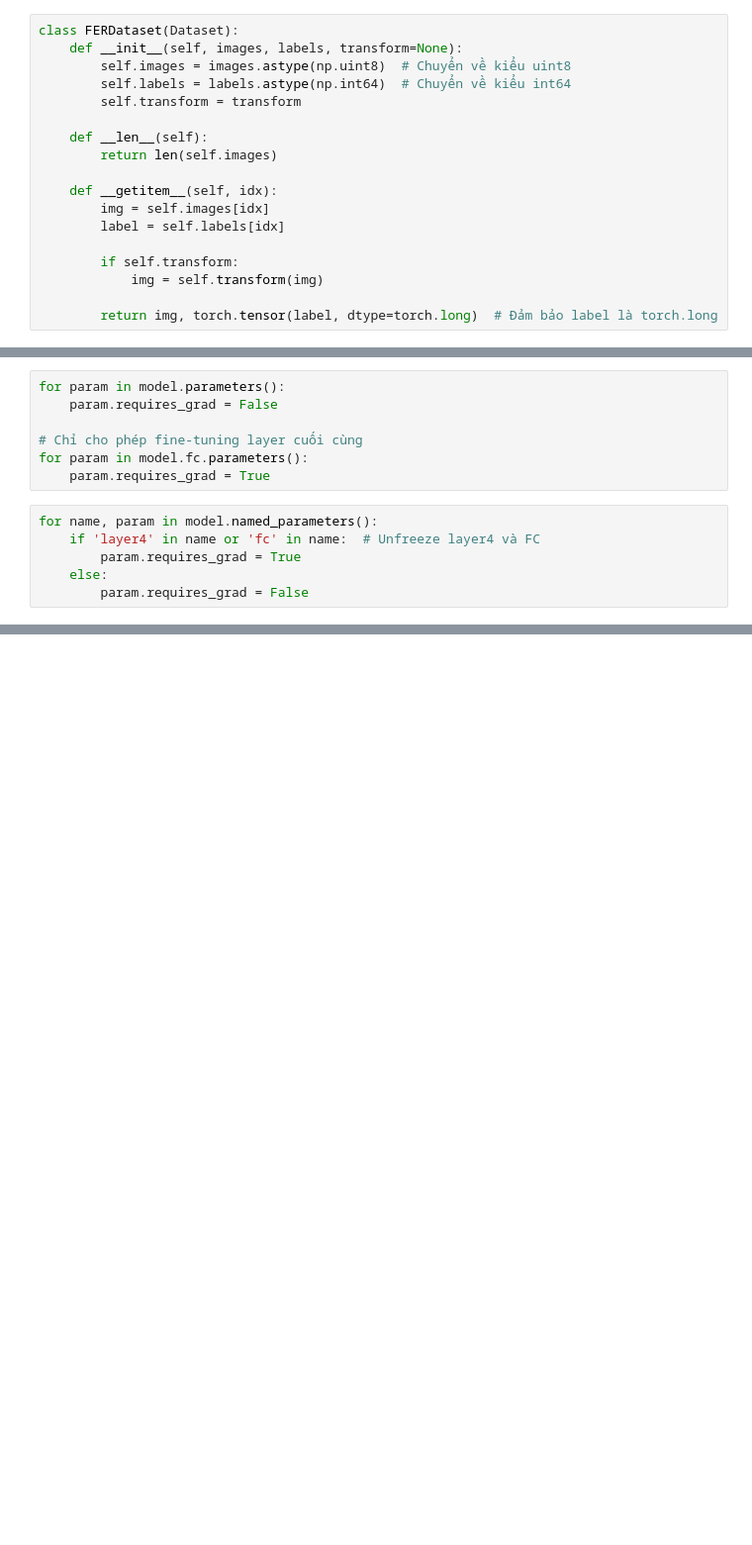
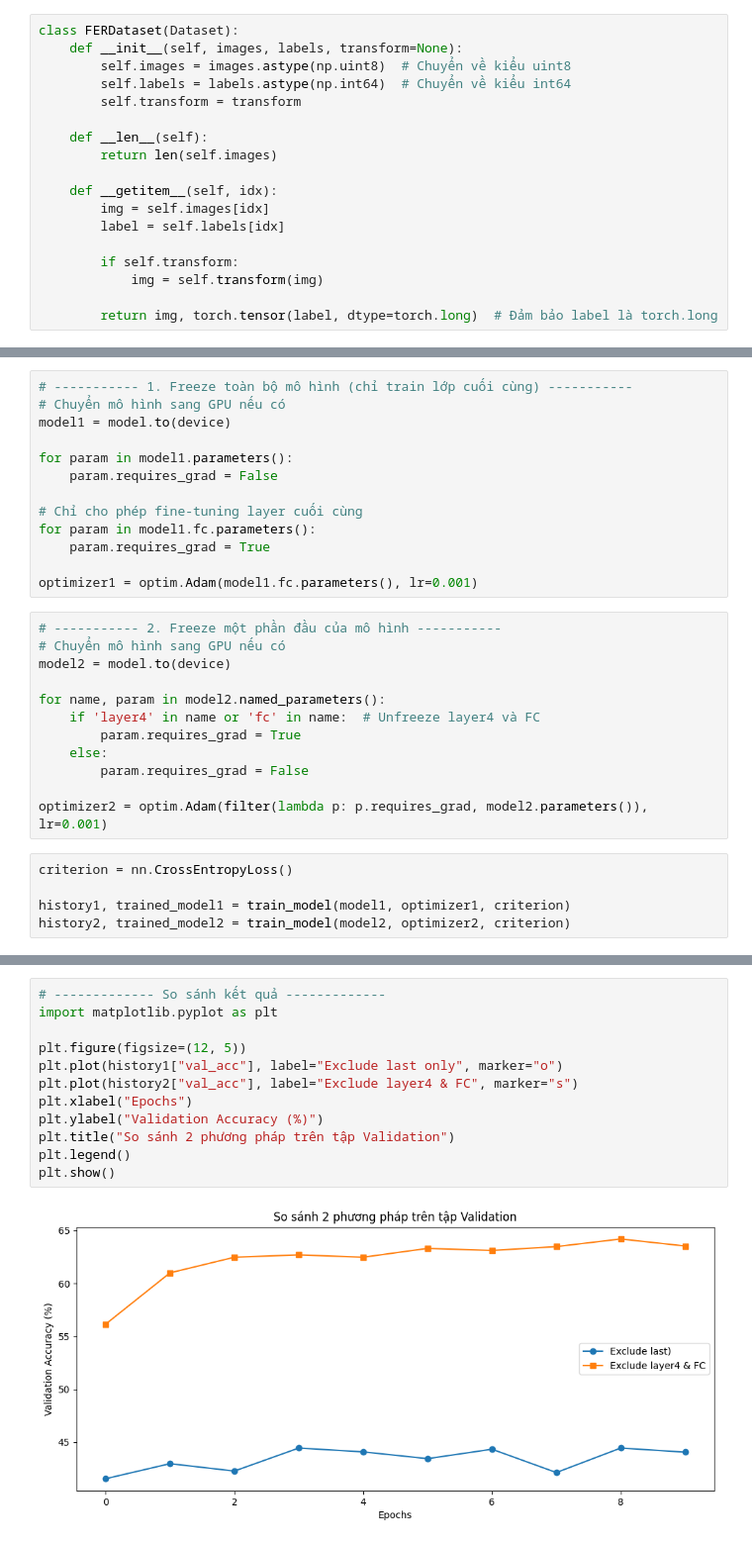
Before and after one commit to machine-learning-playground/computer-vision, a Jupyter notebook: Exercise_02.ipynb, the cells around one changed output, grey strips where cells are left out. Shown at 99% size. Saved outputs shown, nothing was run; the diff lists cells and outputs as text; blank space fills up the shorter version.

```diff
--- a/Exercise_02.ipynb
+++ b/Exercise_02.ipynb
@@ -82,13 +136,30 @@ model = model.to(device)
 # %%
-for param in model.parameters():
+# ----------- 1. Freeze toàn bộ mô hình (chỉ train lớp cuối cùng) -----------
+# Chuyển mô hình sang GPU nếu có
+model1 = model.to(device)
+
+for param in model1.parameters():
     param.requires_grad = False
 
 # Chỉ cho phép fine-tuning layer cuối cùng
-for param in model.fc.parameters():
+for param in model1.fc.parameters():
     param.requires_grad = True
+
+optimizer1 = optim.Adam(model1.fc.parameters(), lr=0.001)
 # %%
-for name, param in model.named_parameters():
+# ----------- 2. Freeze một phần đầu của mô hình -----------
+# Chuyển mô hình sang GPU nếu có
+model2 = model.to(device)
+
+for name, param in model2.named_parameters():
     if 'layer4' in name or 'fc' in name:  # Unfreeze layer4 và FC
         param.requires_grad = True
     else:
         param.requires_grad = False
+
+optimizer2 = optim.Adam(filter(lambda p: p.requires_grad, model2.parameters()), lr=0.001)
+# %%
+criterion = nn.CrossEntropyLoss()
+
+history1, trained_model1 = train_model(model1, optimizer1, criterion)
+history2, trained_model2 = train_model(model2, optimizer2, criterion)
@@ -95 +187,15 @@ for name, param in model.named_parameters():
+# %%
+# ------------- So sánh kết quả -------------
+import matplotlib.pyplot as plt
+
+plt.figure(figsize=(12, 5))
+plt.plot(history1["val_acc"], label="Exclude last only", marker="o")
+plt.plot(history2["val_acc"], label="Exclude layer4 & FC", marker="s")
+plt.xlabel("Epochs")
+plt.ylabel("Validation Accuracy (%)")
+plt.title("So sánh 2 phương pháp trên tập Validation")
+plt.legend()
+plt.show()
+# %% [output]
+[figure, added]
 # %%
```
Also changed, not shown: parts of 6 cells of this notebook.
